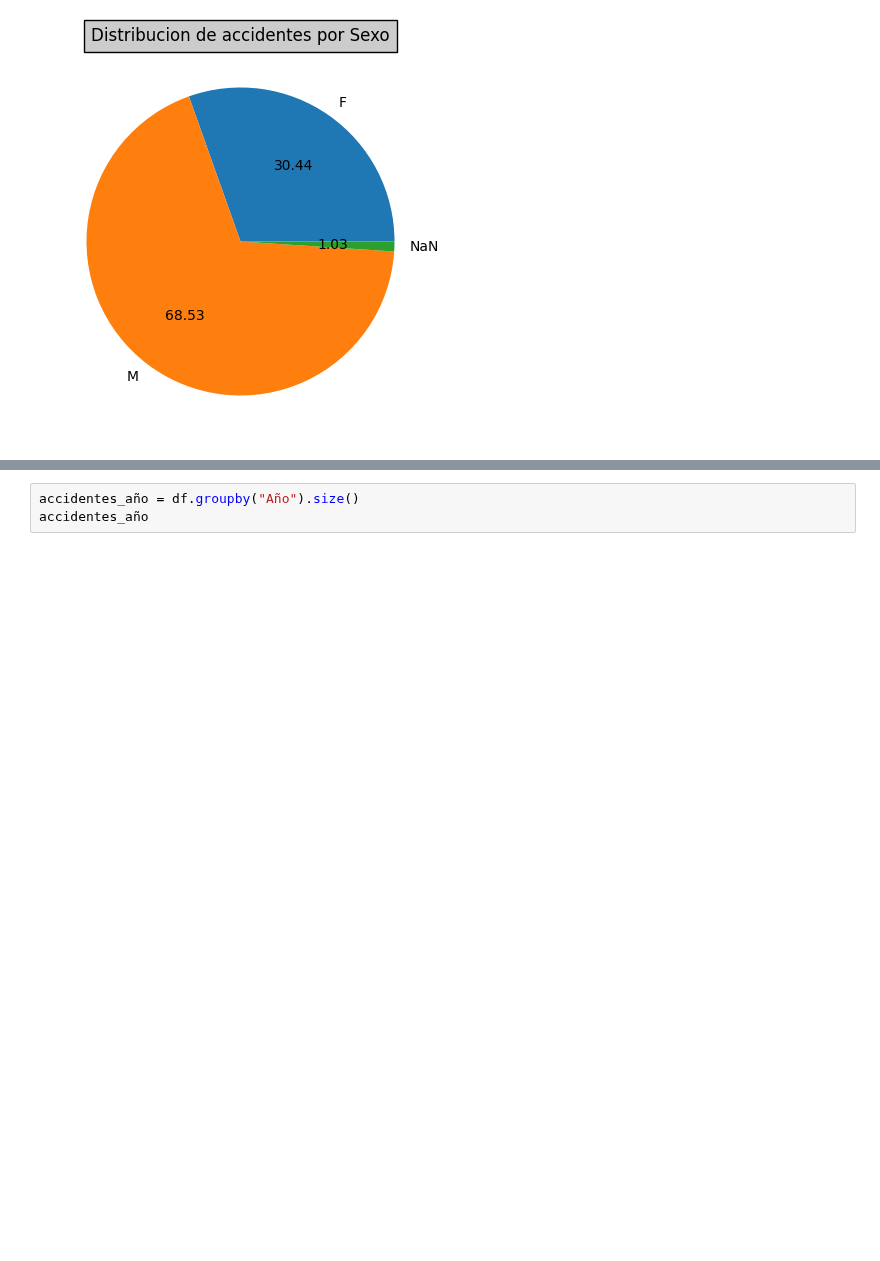
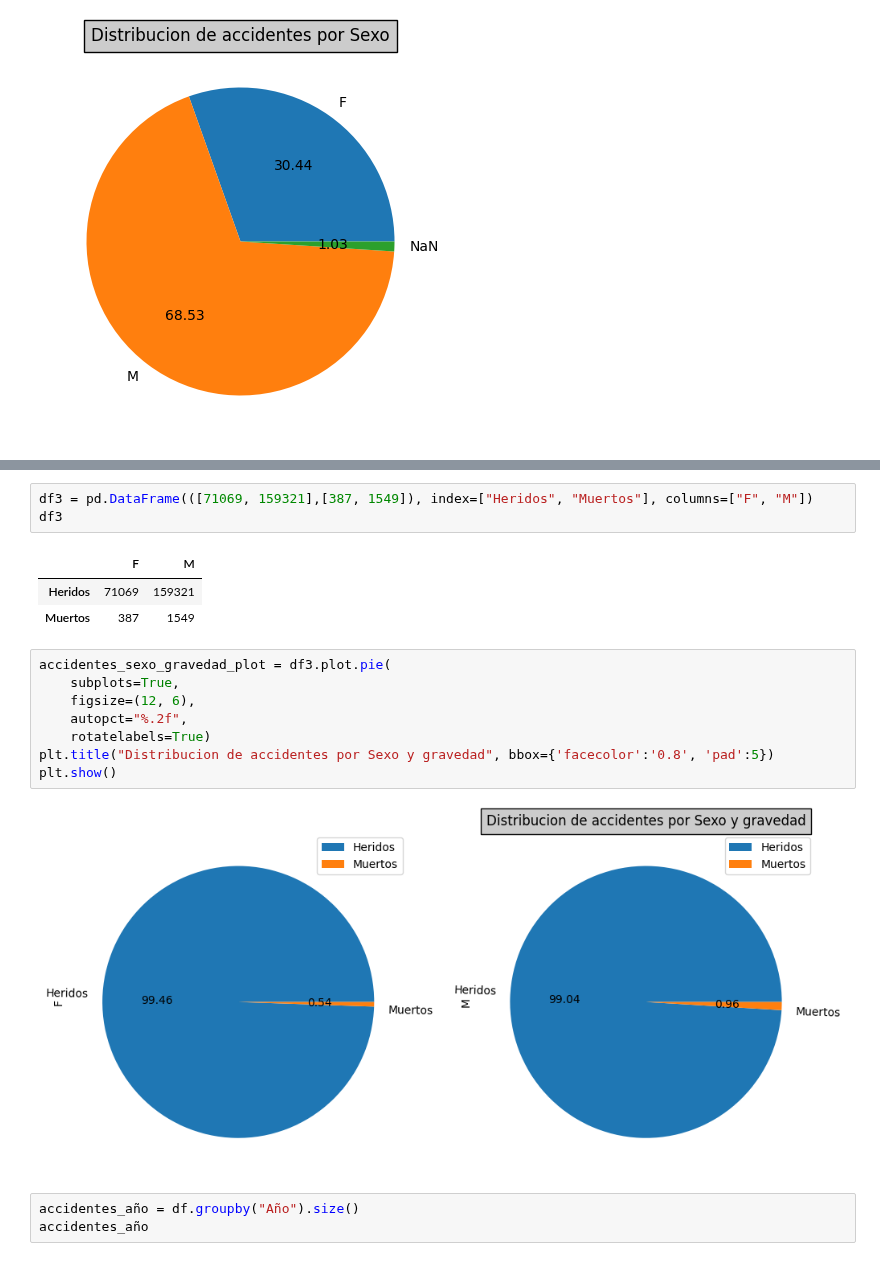
Before and after one commit to mteoraso/ML_Practice, a Jupyter notebook: EDA_accidentes_viales_medellin.ipynb, the cells around one changed output, grey strips where cells are left out. Saved outputs shown, nothing was run; the diff lists cells and outputs as text; blank space fills up the shorter version.

```diff
--- a/EDA_accidentes_viales_medellin.ipynb
+++ b/EDA_accidentes_viales_medellin.ipynb
@@ -132,3 +212,20 @@ plt.show()
+# %%
+df3 = pd.DataFrame(([71069, 159321],[387, 1549]), index=["Heridos", "Muertos"], columns=["F", "M"])
+df3
+# %% [output]
+|  | F | M |
+| Heridos | 71069 | 159321 |
+| Muertos | 387 | 1549 |
+# %%
+accidentes_sexo_gravedad_plot = df3.plot.pie(
+    subplots=True,
+    figsize=(12, 6),
+    autopct="%.2f",
+    rotatelabels=True)
+plt.title("Distribucion de accidentes por Sexo y gravedad", bbox={'facecolor':'0.8', 'pad':5})
+plt.show()
+# %% [output]
+[figure, added]
 # %%
 accidentes_año = df.groupby("Año").size()
 accidentes_año
```
Also changed, not shown: parts of 8 cells of this notebook.
